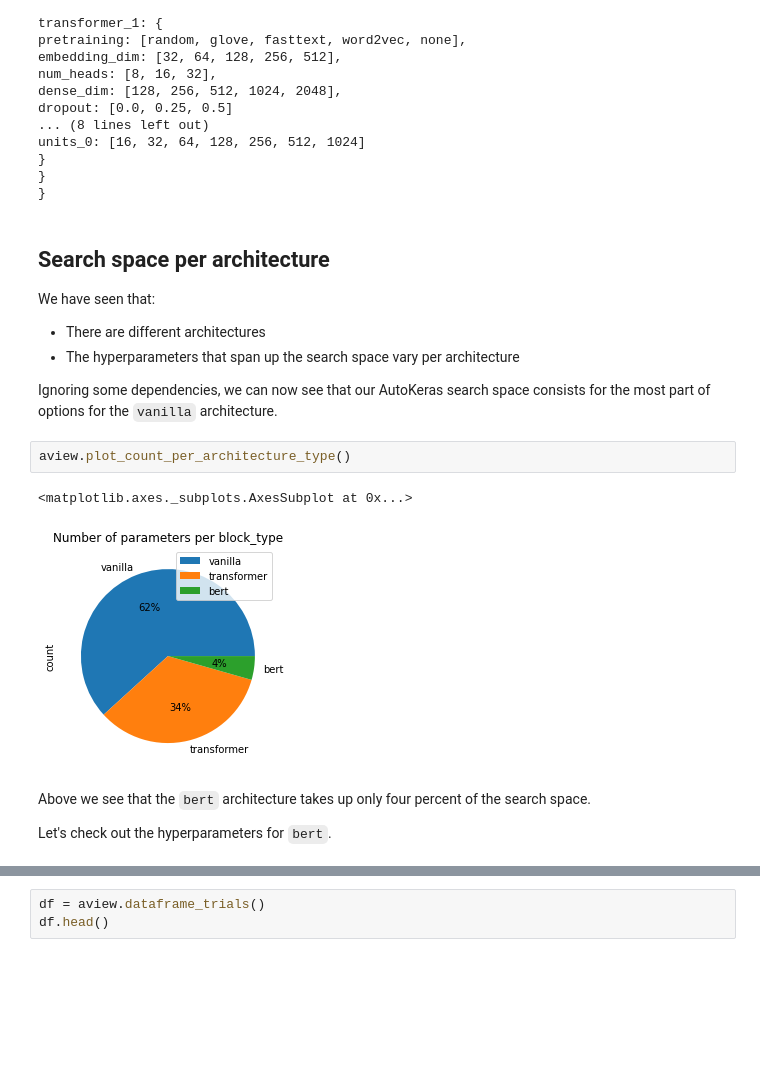
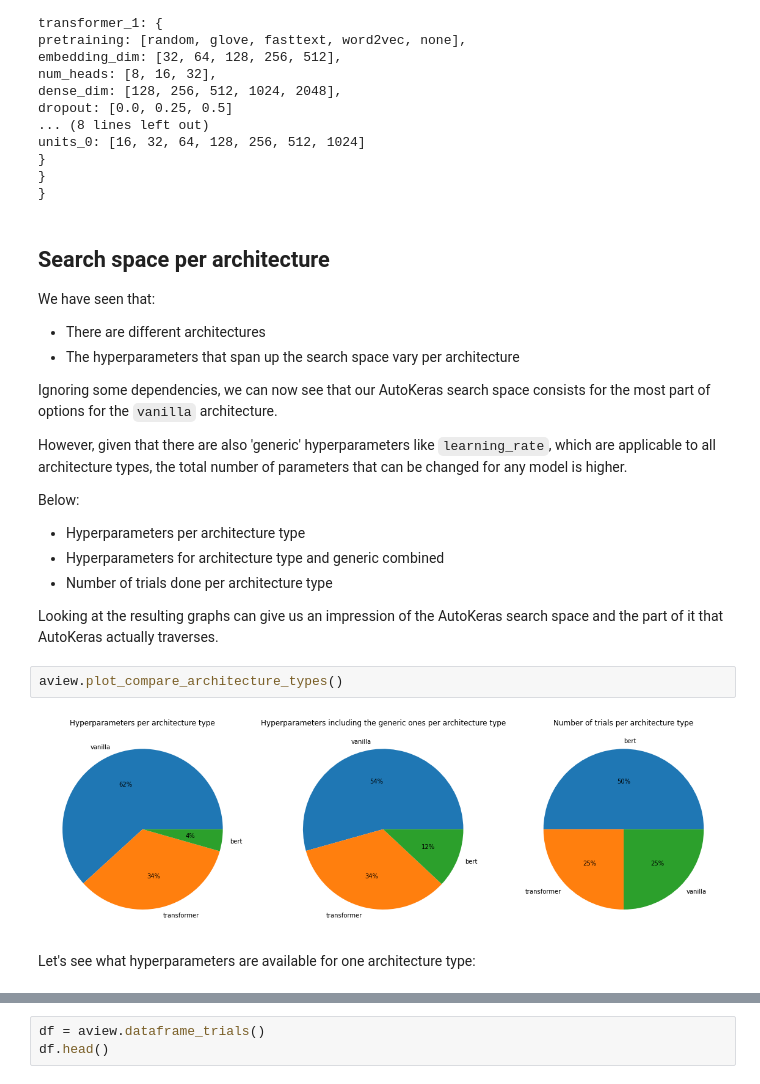
Before and after one commit to ceesroele/ak_searchspace, a Jupyter notebook: api-example.ipynb, the cells around one changed output, grey strips where cells are left out. Cells and saved outputs as stored; diff of their text form; blank space fills up the shorter version.

```diff
--- a/api-example.ipynb
+++ b/api-example.ipynb
@@ -120,15 +123,21 @@ We have seen that:
 
 Ignoring some dependencies, we can now see that our AutoKeras search space consists for the most part
 of options for the `vanilla` architecture.
+
+However, given that there are also 'generic' hyperparameters like `learning_rate`, which are applicable to all architecture types, the total number of parameters that can be changed for any model is higher.
+
+Below:
+* Hyperparameters per architecture type
+* Hyperparameters for architecture type and generic combined
+* Number of trials done per architecture type
+
+Looking at the resulting graphs can give us an impression of the AutoKeras search space and the part of it that AutoKeras actually traverses.
 # %%
-aview.plot_count_per_architecture_type()
+aview.plot_compare_architecture_types()
 # %% [output]
-<matplotlib.axes._subplots.AxesSubplot at 0x...>
-[figure, old version]
+[figure, new version]
-# %% [markdown]
-Above we see that the `bert` architecture takes up only four percent of the search space.
-
-Let's check out the hyperparameters for `bert`.
+# %% [markdown]
+Let's see what hyperparameters are available for one architecture type:
 # %%
 aview.display_search_space(architecture_type='bert')
 # %% [output]
```
Also changed, not shown: parts of 21 cells of this notebook, 1 other file.
